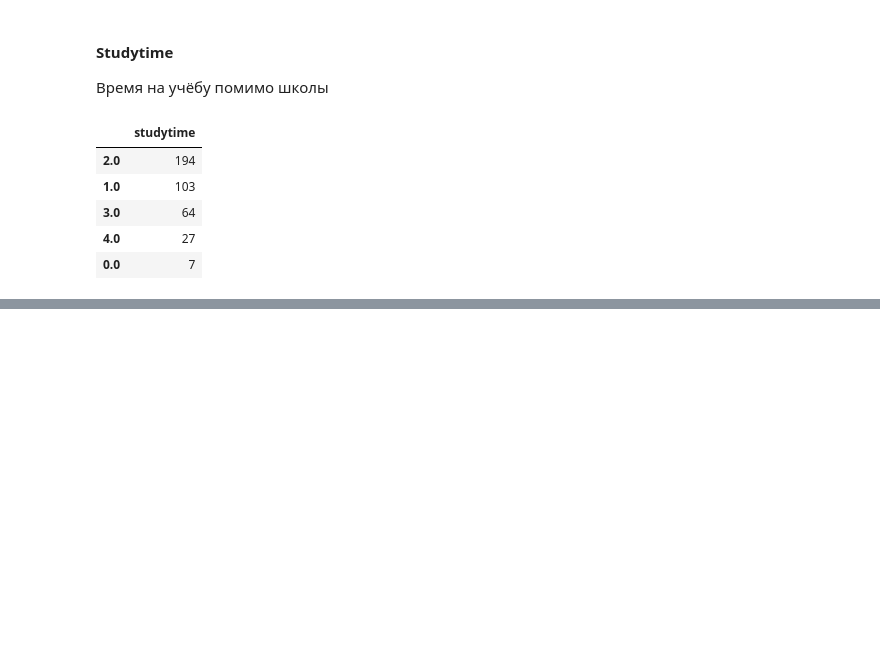
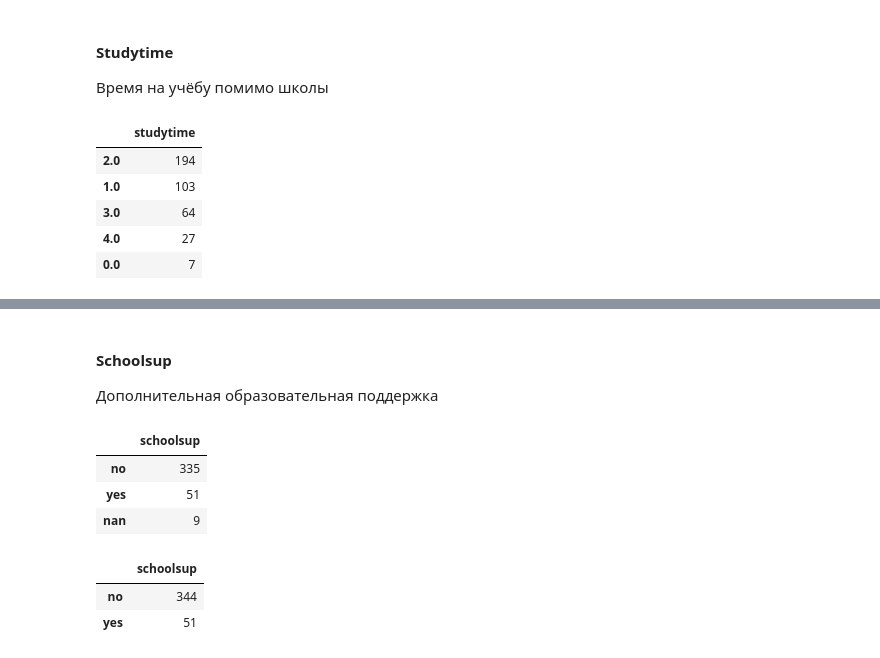
Before and after one commit to gdvnedu/SF, a Jupyter notebook: dst/module_2/project_2/stud_math/stud_math.ipynb, the cells around one changed output, grey strips where cells are left out. Saved outputs shown, nothing was run; the diff lists cells and outputs as text; code cells hidden in the pictures; blank space fills up the shorter version.

```diff
--- a/dst/module_2/project_2/stud_math/stud_math.ipynb
+++ b/dst/module_2/project_2/stud_math/stud_math.ipynb
@@ -507,0 +528,19 @@ sns.countplot(x='studytime', data=students)
+# %% [markdown]
+#### Schoolsup
+Дополнительная образовательная поддержка
+# %%
+students.schoolsup = students.schoolsup.astype(str).apply(lambda x: None if x.strip() == '' else x)
+display(pd.DataFrame(students.schoolsup.value_counts()))
+# %% [output]
+|  | schoolsup |
+| no | 335 |
+| yes | 51 |
+| nan | 9 |
+# %%
+mfv = students.schoolsup.value_counts().idxmax()
+students.schoolsup = students.schoolsup.apply(lambda x: mfv if x=='nan' else x)
+display(pd.DataFrame(students.schoolsup.value_counts()))
+# %% [output]
+|  | schoolsup |
+| no | 344 |
+| yes | 51 |
```
Also changed, not shown: parts of 24 cells of this notebook.
